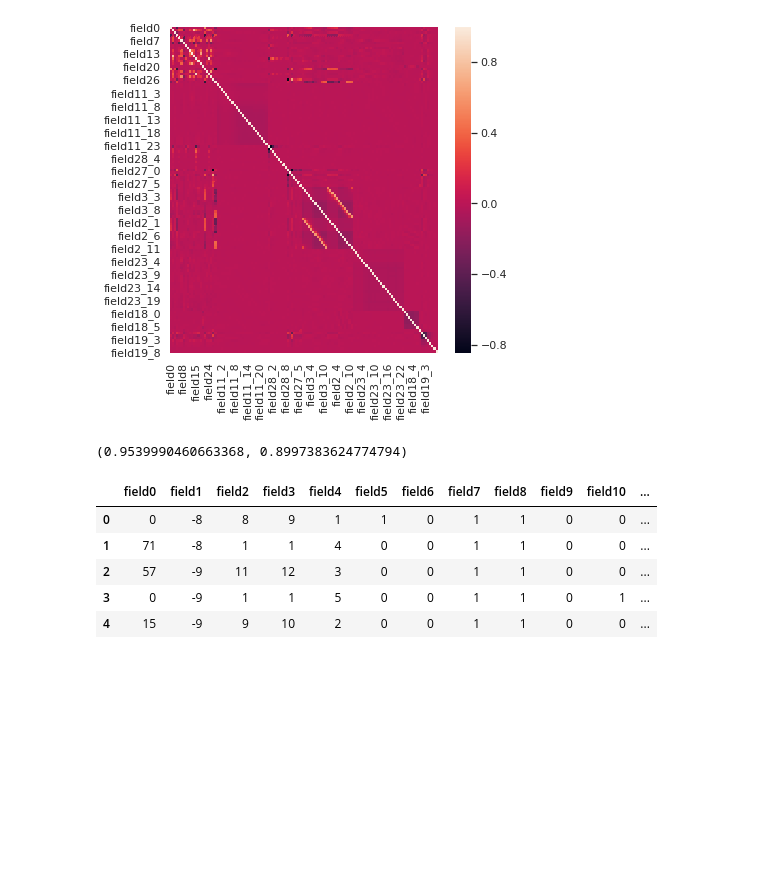
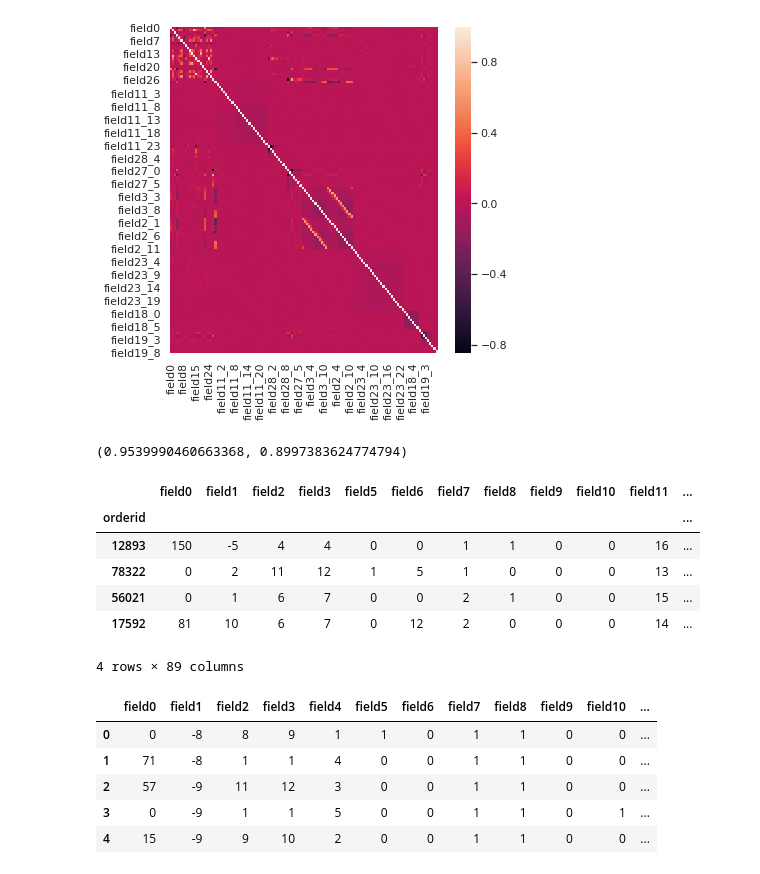
Before and after one commit to andygoosh/OneTwoTrip-Contest, a Jupyter notebook: workinprogress.ipynb, the cells around one changed output. Drawn from its saved outputs; the diff is of its cells as text; code cells hidden in the pictures; blank space fills up the shorter version.

```diff
--- a/workinprogress.ipynb
+++ b/workinprogress.ipynb
@@ -514,6 +535,53 @@ def plot_history(history, metric_names):
     plt.legend()
 
   plt.show()
+# %%
+def add_shift(X, rows2shift=-1, cols=[]):
+
+  if len(cols) == 0:
+    cols = [col for col in X.columns if 'field' in col]
+
+  # groupby by userid
+  grouped_by = X.groupby('userid')[cols].apply(lambda x: x.sort_values(['field4']))
+
+  # if 'field4' in cols: cols.remove('field4') goosh
+  grouped = grouped_by.shift(rows2shift, fill_value=0)
+
+  deltas = grouped - grouped_by
+  deltas.columns = ['d_'+x for x in deltas.columns]
+
+  grouped.columns = [x+'_1' for x in grouped.columns]
+
+  all_features = []
+  all_features.append(grouped.astype(int))
+  all_features.append(deltas.astype(int))
+
+  if len(all_features)>0:
+    all_features = pd.concat(all_features, axis=1)
+    X = X[[col for col in X.columns if 'field' in col]]
+    X = X.merge(all_features, on=('orderid'))
+
+  return X
+
+def check_add_shift():
+  a = df_train.groupby('userid', as_index=False).count()
+  a = a[a.field0 == 4]
+  a = df_train.loc[df_train.userid.isin([*a.userid])]
+  # print(a.iloc[1].userid)
+  a = a[a.userid == a.iloc[0].userid]
+  a = add_shift(a)
+  # return add_shift(a, cols=['field0', 'field1'])
+  return a
+
+check_add_shift()
+# %% [output]
+|  | field0 | field1 | field2 | field3 | field5 | field6 | field7 | field8 | field9 | field10 | field11 | ... |
+| orderid |  |  |  |  |  |  |  |  |  |  |  | ... |
+| 12893 | 150 | -5 | 4 | 4 | 0 | 0 | 1 | 1 | 0 | 0 | 16 | ... |
+| 78322 | 0 | 2 | 11 | 12 | 1 | 5 | 1 | 0 | 0 | 0 | 13 | ... |
+| 56021 | 0 | 1 | 6 | 7 | 0 | 0 | 2 | 1 | 0 | 0 | 15 | ... |
+| 17592 | 81 | 10 | 6 | 7 | 0 | 12 | 2 | 0 | 0 | 0 | 14 | ... |
+4 rows × 89 columns
 # %%
 def add_aggregates(X, aggs=[], cols=[]):
 
```
Also changed, not shown: parts of 12 cells of this notebook.
